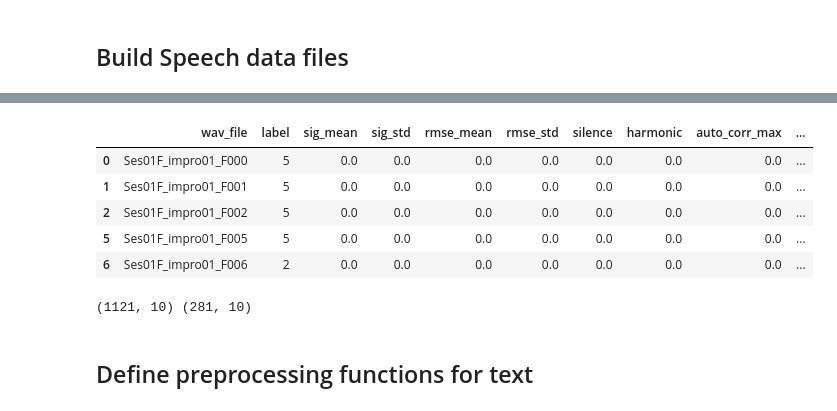
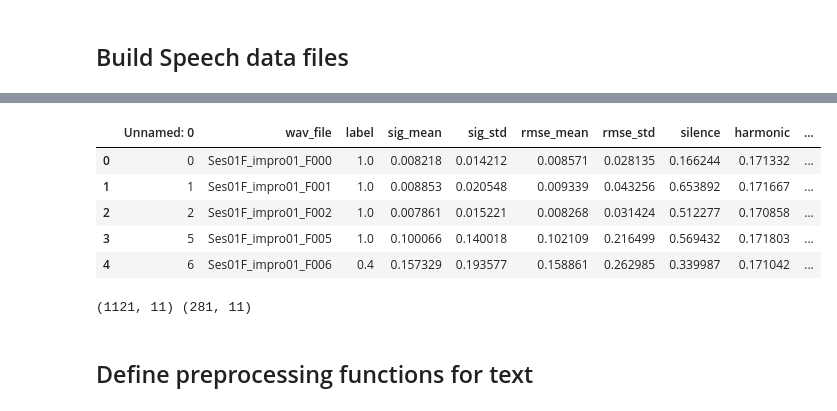
Before and after one commit to Aqsari/multimodal-speech-emotion-recognition, a Jupyter notebook: 4_prepare_data.ipynb, the cells around one changed output, grey strips where cells are left out. Saved outputs shown, nothing was run; the diff lists cells and outputs as text; code cells hidden in the pictures.

```diff
--- a/4_prepare_data.ipynb
+++ b/4_prepare_data.ipynb
@@ -59,30 +100,34 @@ df.to_csv('data/modified_df.csv')
 # %%
+import numpy as np
+df = pd.read_csv('data/modified_df.csv')
+
 emotion_dict = {'ang': 0,
                 'hap': 1,
                 'sad': 2,
                 'neu': 3,}
 
 # emotion_dict = {'ang': 0,
 #                 'hap': 1,
 #                 'exc': 2,
 #                 'sad': 3,
 #                 'fru': 4,
 #                 'fea': 5,
 #                 'sur': 6,
 #                 'neu': 7,
 #                 'xxx': 8,
 #                 'oth': 8}
 
+
 scalar = MinMaxScaler()
 df[df.columns[2:]] = scalar.fit_transform(df[df.columns[2:]])
 df.head()
 # %% [output]
-|  | wav_file | label | sig_mean | sig_std | rmse_mean | rmse_std | silence | harmonic | auto_corr_max | ... |
-| 0 | Ses01F_impro01_F000 | 5 | 0.0 | 0.0 | 0.0 | 0.0 | 0.0 | 0.0 | 0.0 | ... |
-| 1 | Ses01F_impro01_F001 | 5 | 0.0 | 0.0 | 0.0 | 0.0 | 0.0 | 0.0 | 0.0 | ... |
-| 2 | Ses01F_impro01_F002 | 5 | 0.0 | 0.0 | 0.0 | 0.0 | 0.0 | 0.0 | 0.0 | ... |
-| 5 | Ses01F_impro01_F005 | 5 | 0.0 | 0.0 | 0.0 | 0.0 | 0.0 | 0.0 | 0.0 | ... |
-| 6 | Ses01F_impro01_F006 | 2 | 0.0 | 0.0 | 0.0 | 0.0 | 0.0 | 0.0 | 0.0 | ... |
+|  | Unnamed: 0 | wav_file | label | sig_mean | sig_std | rmse_mean | rmse_std | silence | harmonic | ... |
+| 0 | 0 | Ses01F_impro01_F000 | 1.0 | 0.008218 | 0.014212 | 0.008571 | 0.028135 | 0.166244 | 0.171332 | ... |
+| 1 | 1 | Ses01F_impro01_F001 | 1.0 | 0.008853 | 0.020548 | 0.009339 | 0.043256 | 0.653892 | 0.171667 | ... |
+| 2 | 2 | Ses01F_impro01_F002 | 1.0 | 0.007861 | 0.015221 | 0.008268 | 0.031424 | 0.512277 | 0.170858 | ... |
+| 3 | 5 | Ses01F_impro01_F005 | 1.0 | 0.100066 | 0.140018 | 0.102109 | 0.216499 | 0.569432 | 0.171803 | ... |
+| 4 | 6 | Ses01F_impro01_F006 | 0.4 | 0.157329 | 0.193577 | 0.158861 | 0.262985 | 0.339987 | 0.171042 | ... |
 # %%
 x_train, x_test = train_test_split(df, test_size=0.20)
 
@@ -91,7 +136,7 @@ x_test.to_csv('data/s2e/audio_test.csv', index=False)
 
 print(x_train.shape, x_test.shape)
 # %% [output]
-(1121, 10) (281, 10)
+(1121, 11) (281, 11)
 # %% [markdown]
 ## Define preprocessing functions for text
 # %%
```
Also changed, not shown: parts of 8 cells of this notebook, 5 other files.
